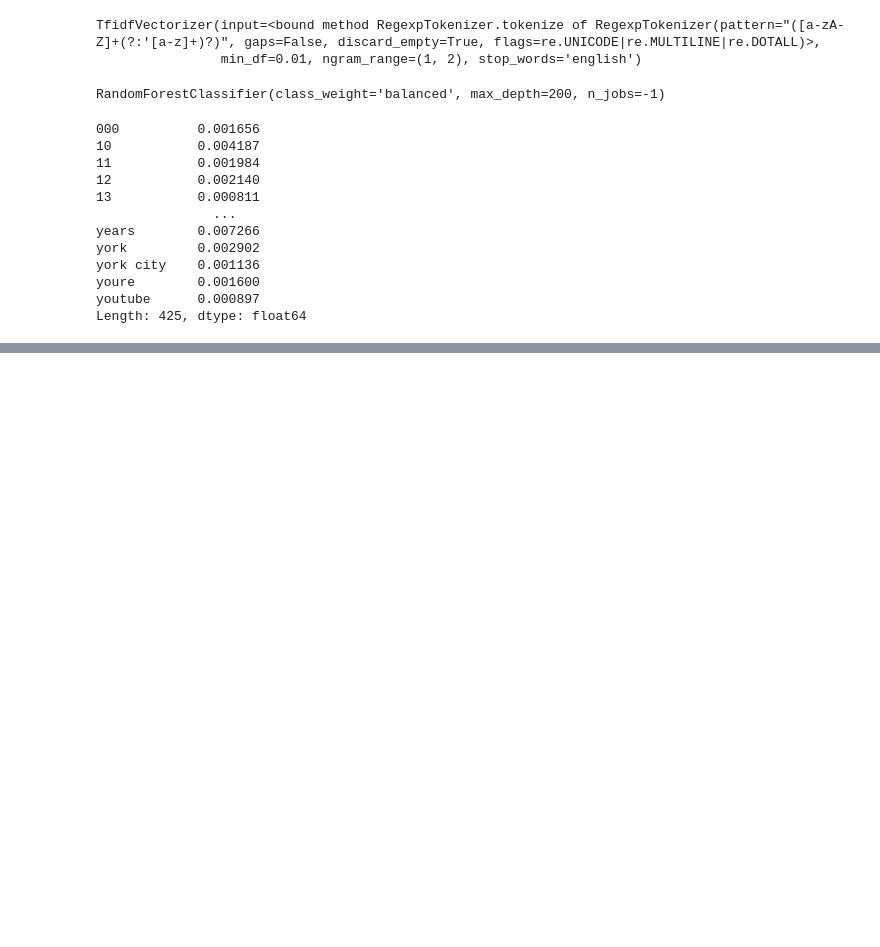
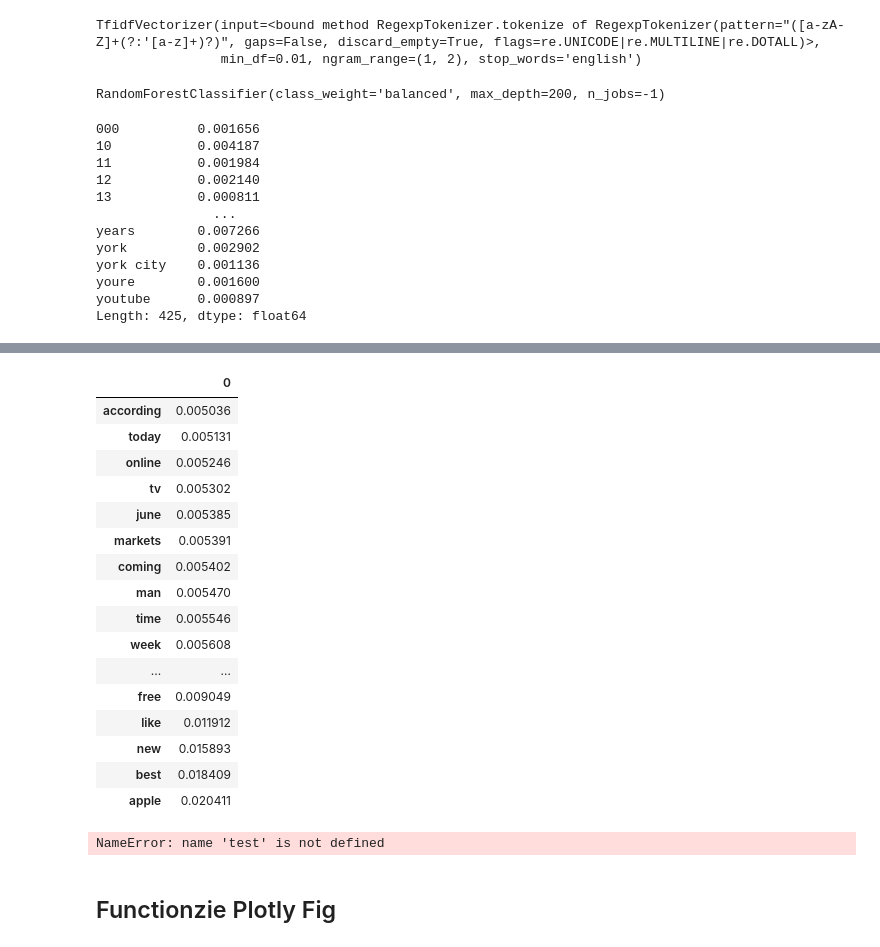
Before and after one commit to kuninethan95/Sentiment_Tracker, a Jupyter notebook: Dashboard Prototype.ipynb, the cells around one changed output, grey strips where cells are left out. Saved outputs shown, nothing was run; the diff lists cells and outputs as text; code cells hidden in the pictures; blank space fills up the shorter version.

```diff
--- a/Dashboard Prototype.ipynb
+++ b/Dashboard Prototype.ipynb
@@ -439,4 +470,4 @@ youre        0.001600
 youtube      0.000897
 Length: 425, dtype: float64
 # %%
-test=importance.sort_values(ascending=False).to_frame()
+importance=importance.sort_values(ascending=False).to_frame()
@@ -465,0 +490,2 @@ test
+# %%
+importance = importance.nlargest(30, columns=0)
@@ -465,0 +512,26 @@ test
+# %%
+importance=importance.sort_values(by=0, ascending=True)
+# %%
+importance
+# %% [output]
+|  | 0 |
+| according | 0.005036 |
+| today | 0.005131 |
+| online | 0.005246 |
+| tv | 0.005302 |
+| june | 0.005385 |
+| markets | 0.005391 |
+| coming | 0.005402 |
+| man | 0.005470 |
+| time | 0.005546 |
+| week | 0.005608 |
+| ... | ... |
+| free | 0.009049 |
+| like | 0.011912 |
+| new | 0.015893 |
+| best | 0.018409 |
+| apple | 0.020411 |
+# %%
+test.drop('apple', inplace=True)
+# %% [output]
+NameError: name 'test' is not defined
@@ -465,0 +556,2 @@ test
+# %% [markdown]
+## Functionzie Plotly Fig
```
Also changed, not shown: parts of 13 cells of this notebook, 14 other files.
